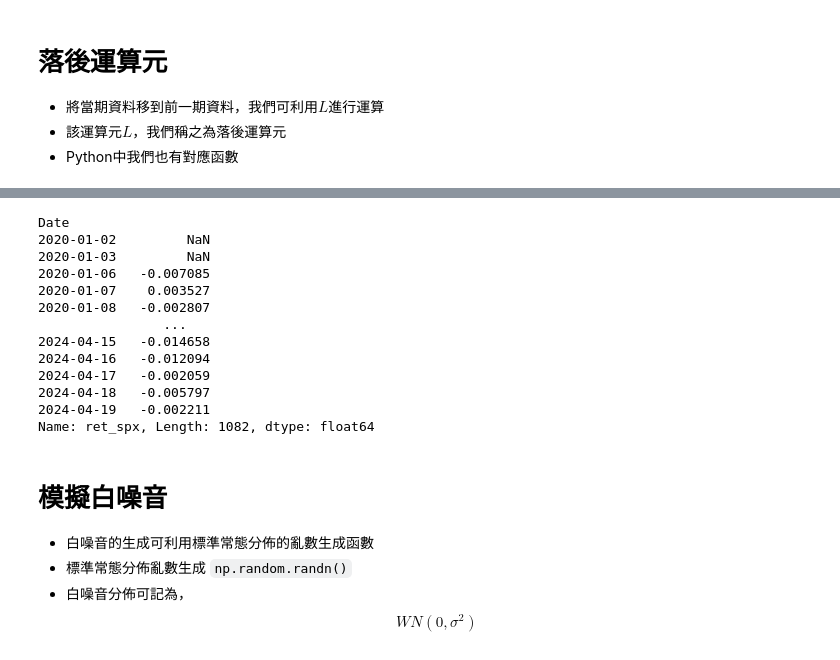
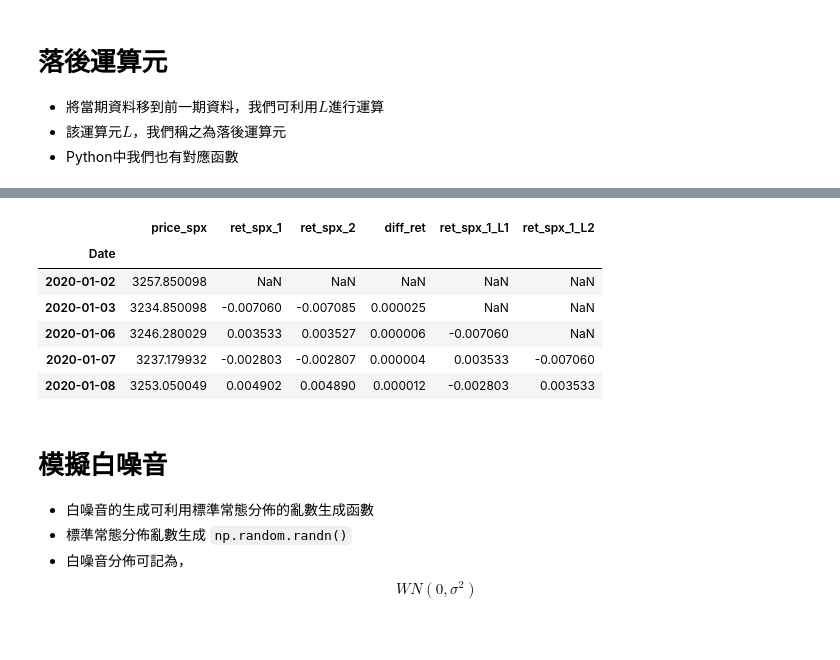
Before and after one commit to quetion/time_series_SCU, a Jupyter notebook: TS_Ch1_exercise.ipynb, the cells around one changed output, grey strips where cells are left out. Cells and saved outputs as stored; diff of their text form; code cells hidden in the pictures.

```diff
--- a/TS_Ch1_exercise.ipynb
+++ b/TS_Ch1_exercise.ipynb
@@ -52,21 +69,15 @@ data.head().round(3)
 # %%
 # 落後運算元函數 .shift()
+data['ret_spx_1_L2'] = data['ret_spx_1'].shift(2)
 data.head()
-data.ret_spx.shift()
 # %% [output]
-Date
-2020-01-02         NaN
-2020-01-03         NaN
-2020-01-06   -0.007085
-2020-01-07    0.003527
-2020-01-08   -0.002807
-                ...
-2024-04-15   -0.014658
-2024-04-16   -0.012094
-2024-04-17   -0.002059
-2024-04-18   -0.005797
-2024-04-19   -0.002211
-Name: ret_spx, Length: 1082, dtype: float64
+|  | price_spx | ret_spx_1 | ret_spx_2 | diff_ret | ret_spx_1_L1 | ret_spx_1_L2 |
+| Date |  |  |  |  |  |  |
+| 2020-01-02 | 3257.850098 | NaN | NaN | NaN | NaN | NaN |
+| 2020-01-03 | 3234.850098 | -0.007060 | -0.007085 | 0.000025 | NaN | NaN |
+| 2020-01-06 | 3246.280029 | 0.003533 | 0.003527 | 0.000006 | -0.007060 | NaN |
+| 2020-01-07 | 3237.179932 | -0.002803 | -0.002807 | 0.000004 | 0.003533 | -0.007060 |
+| 2020-01-08 | 3253.050049 | 0.004902 | 0.004890 | 0.000012 | -0.002803 | 0.003533 |
 # %% [markdown]
 # 模擬白噪音
 - 白噪音的生成可利用標準常態分佈的亂數生成函數
```
Also changed, not shown: parts of 18 cells of this notebook.
